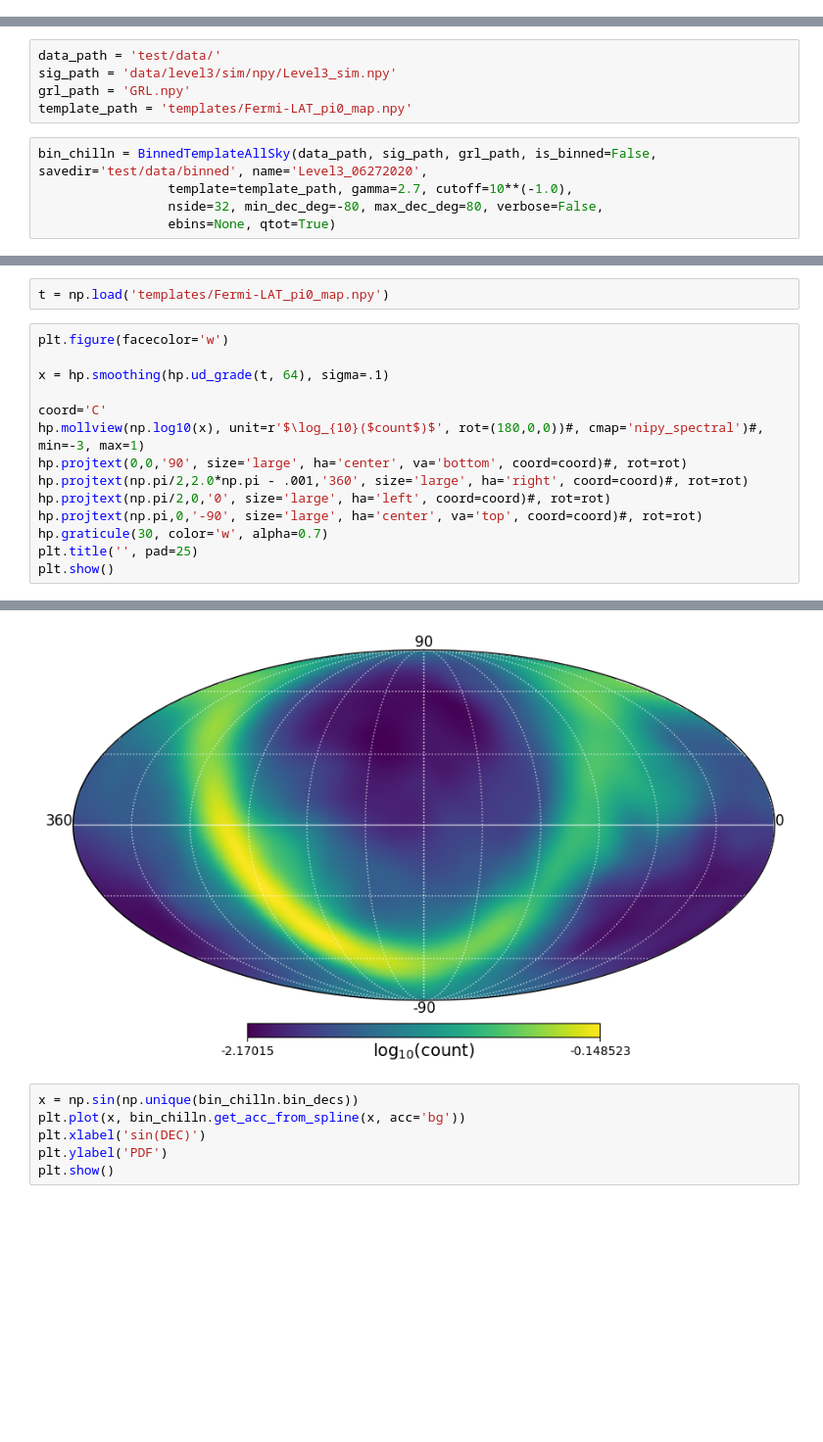
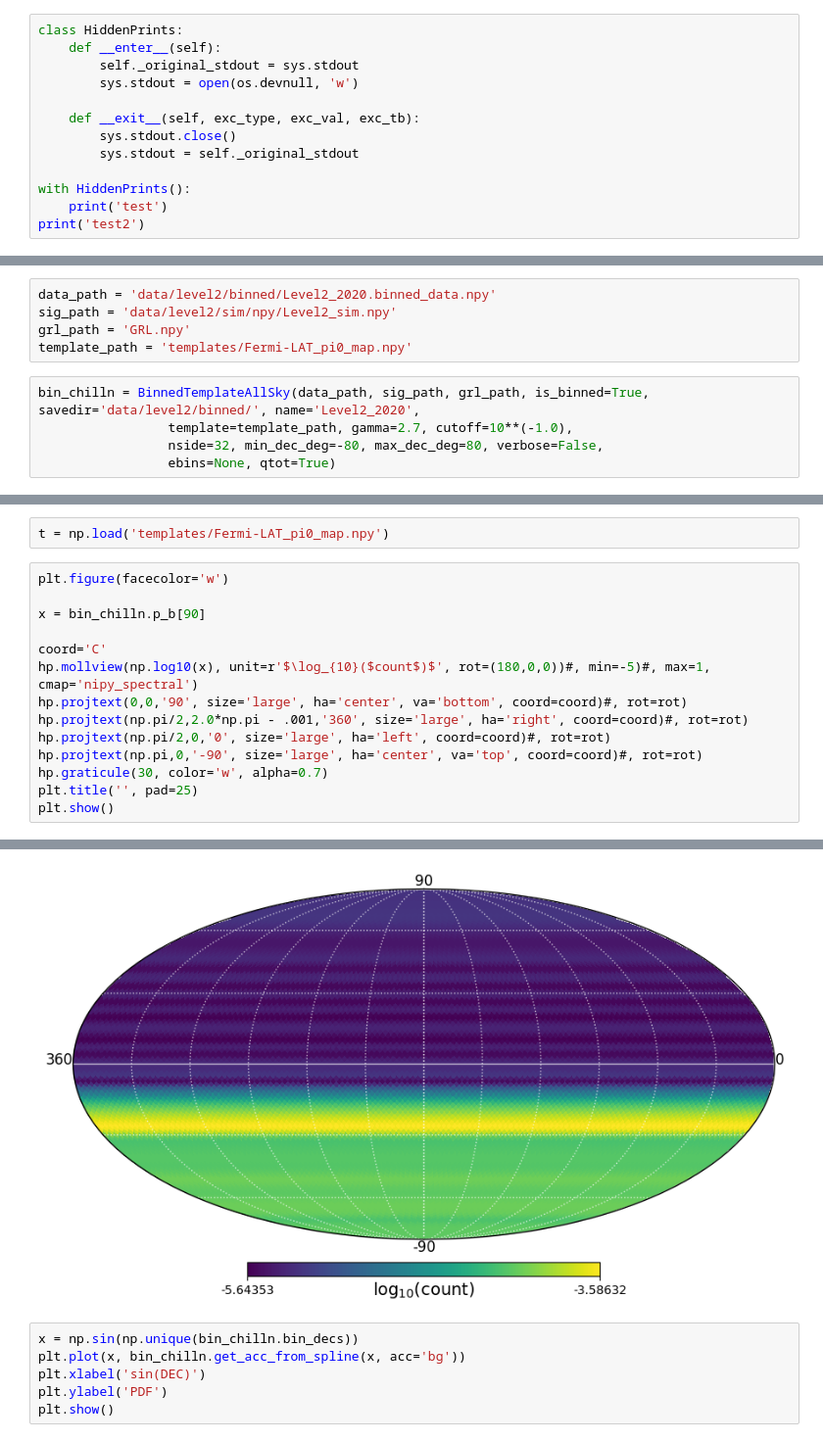
Before and after one commit to MACampana/BinnedTracks, a Jupyter notebook: NEW_BinnedAnalysis.ipynb, the cells around one changed output, grey strips where cells are left out. Shown: that part at 98% size. Cells and saved outputs as stored; diff of their text form; blank space fills up the shorter version.

```diff
--- a/NEW_BinnedAnalysis.ipynb
+++ b/NEW_BinnedAnalysis.ipynb
@@ -795,3 +794,16 @@ class BinnedTemplateAllSky:
             print('--> Injections Done.')
 
         return
+# %%
+class HiddenPrints:
+    def __enter__(self):
+        self._original_stdout = sys.stdout
+        sys.stdout = open(os.devnull, 'w')
+
+    def __exit__(self, exc_type, exc_val, exc_tb):
+        sys.stdout.close()
+        sys.stdout = self._original_stdout
+
+with HiddenPrints():
+    print('test')
+print('test2')
@@ -1726,10 +1761,10 @@ class BinnedTemplateAllSky:
 # %%
-data_path = 'test/data/'
-sig_path = 'data/level3/sim/npy/Level3_sim.npy'
+data_path = 'data/level2/binned/Level2_2020.binned_data.npy'
+sig_path = 'data/level2/sim/npy/Level2_sim.npy'
 grl_path = 'GRL.npy'
 template_path = 'templates/Fermi-LAT_pi0_map.npy'
 # %%
-bin_chilln = BinnedTemplateAllSky(data_path, sig_path, grl_path, is_binned=False, savedir='test/data/binned', name='Level3_06272020',
+bin_chilln = BinnedTemplateAllSky(data_path, sig_path, grl_path, is_binned=True, savedir='data/level2/binned/', name='Level2_2020',
                  template=template_path, gamma=2.7, cutoff=10**(-1.0),
                  nside=32, min_dec_deg=-80, max_dec_deg=80, verbose=False,
                  ebins=None, qtot=True)
@@ -1796,20 +1896,20 @@ t = np.load('templates/Fermi-LAT_pi0_map.npy')
 # %%
 plt.figure(facecolor='w')
 
-x = hp.smoothing(hp.ud_grade(t, 64), sigma=.1)
+x = bin_chilln.p_b[90]
 
 coord='C'
-hp.mollview(np.log10(x), unit=r'$\log_{10}($count$)$', rot=(180,0,0))#, cmap='nipy_spectral')#, min=-3, max=1)
+hp.mollview(np.log10(x), unit=r'$\log_{10}($count$)$', rot=(180,0,0))#, min=-5)#, max=1, cmap='nipy_spectral')
 hp.projtext(0,0,'90', size='large', ha='center', va='bottom', coord=coord)#, rot=rot)
 hp.projtext(np.pi/2,2.0*np.pi - .001,'360', size='large', ha='right', coord=coord)#, rot=rot)
 hp.projtext(np.pi/2,0,'0', size='large', ha='left', coord=coord)#, rot=rot)
 hp.projtext(np.pi,0,'-90', size='large', ha='center', va='top', coord=coord)#, rot=rot)
 hp.graticule(30, color='w', alpha=0.7)
 plt.title('', pad=25)
 plt.show()
 # %% [output]
 <Figure size 640x480 with 0 Axes>
-[figure, old version]
+[figure, new version]
 # %%
 x = np.sin(np.unique(bin_chilln.bin_decs))
 plt.plot(x, bin_chilln.get_acc_from_spline(x, acc='bg'))
```
Also changed, not shown: parts of 12 cells of this notebook.
